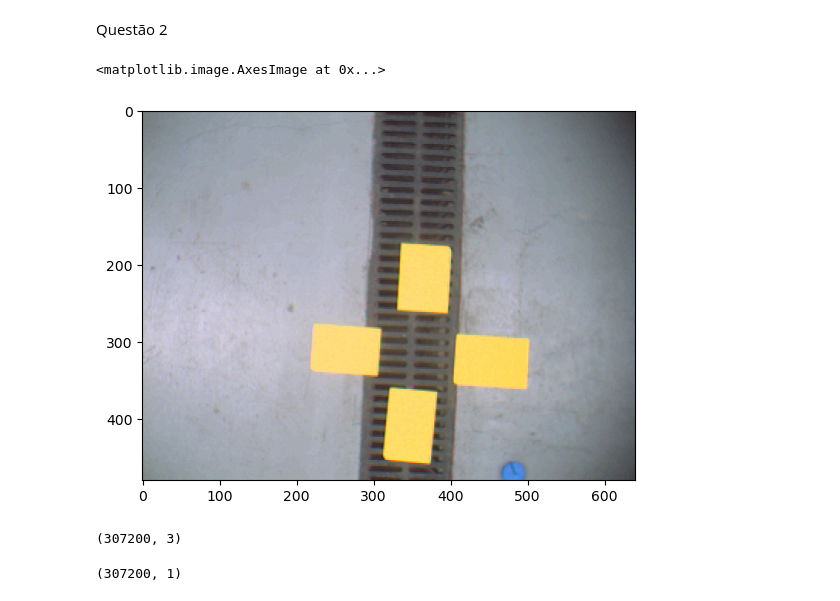
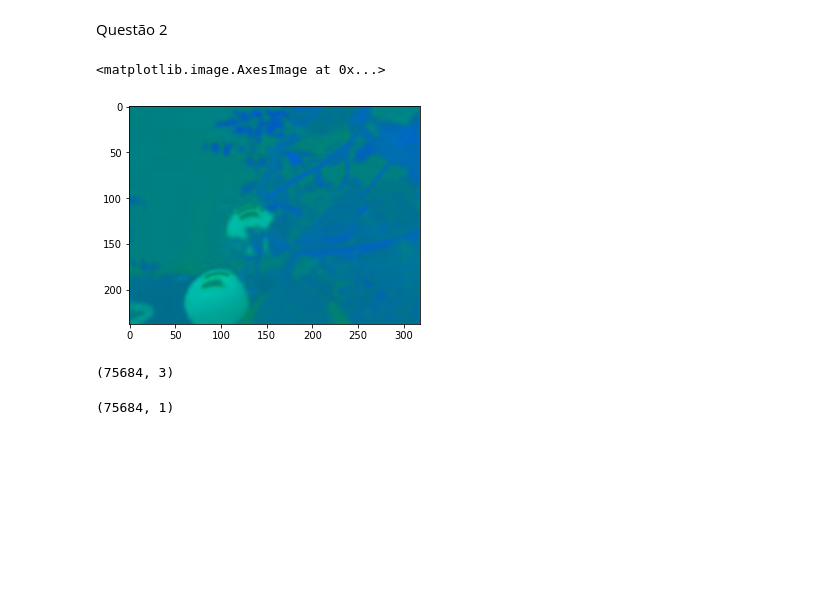
Before and after one commit to danielbibit/TECA2-VC, a Jupyter notebook: notebooks/1_segmentacao/Q2/Q2_1.ipynb, the cells around one changed output. Cells and saved outputs as stored; diff of their text form; code cells hidden in the pictures; blank space fills up the shorter version.

```diff
--- a/notebooks/1_segmentacao/Q2/Q2_1.ipynb
+++ b/notebooks/1_segmentacao/Q2/Q2_1.ipynb
@@ -3,24 +3,26 @@ Questão 2
 # %%
 import cv2 as cv
 import numpy as np
 from sklearn.cluster import KMeans
 from matplotlib import pyplot as plt
 
-img = cv.imread('yellowtargets.png')
+#mg = cv.imread('yellowtargets.png')
+img = cv.imread('tomato_124.jpg')
 # img = cv.imread('gonzalez-flower.png')
-img = cv.cvtColor(img, cv.COLOR_BGR2RGB)
+img = cv.cvtColor(img, cv.COLOR_BGR2LAB)
+img[:,:,0] = 0
 
 img.shape
 plt.imshow(img)
 # %% [output]
 <matplotlib.image.AxesImage at 0x...>
-[figure, old version]
+[figure, new version]
 # %%
 vectorized = img.reshape((-1,3))
 vectorized = np.float32(vectorized)
 vectorized.shape
 # %% [output]
-(307200, 3)
+(75684, 3)
 # %%
 attempts = 100
 K = 3
@@ -42,7 +44,7 @@ res = center[label.flatten()]
 
 print(label.shape)
 # %% [output]
-(307200, 1)
+(75684, 1)
 # %%
 result_image = res.reshape((img.shape))
 
```
Also changed, not shown: parts of 1 cell of this notebook, 1 other file.
